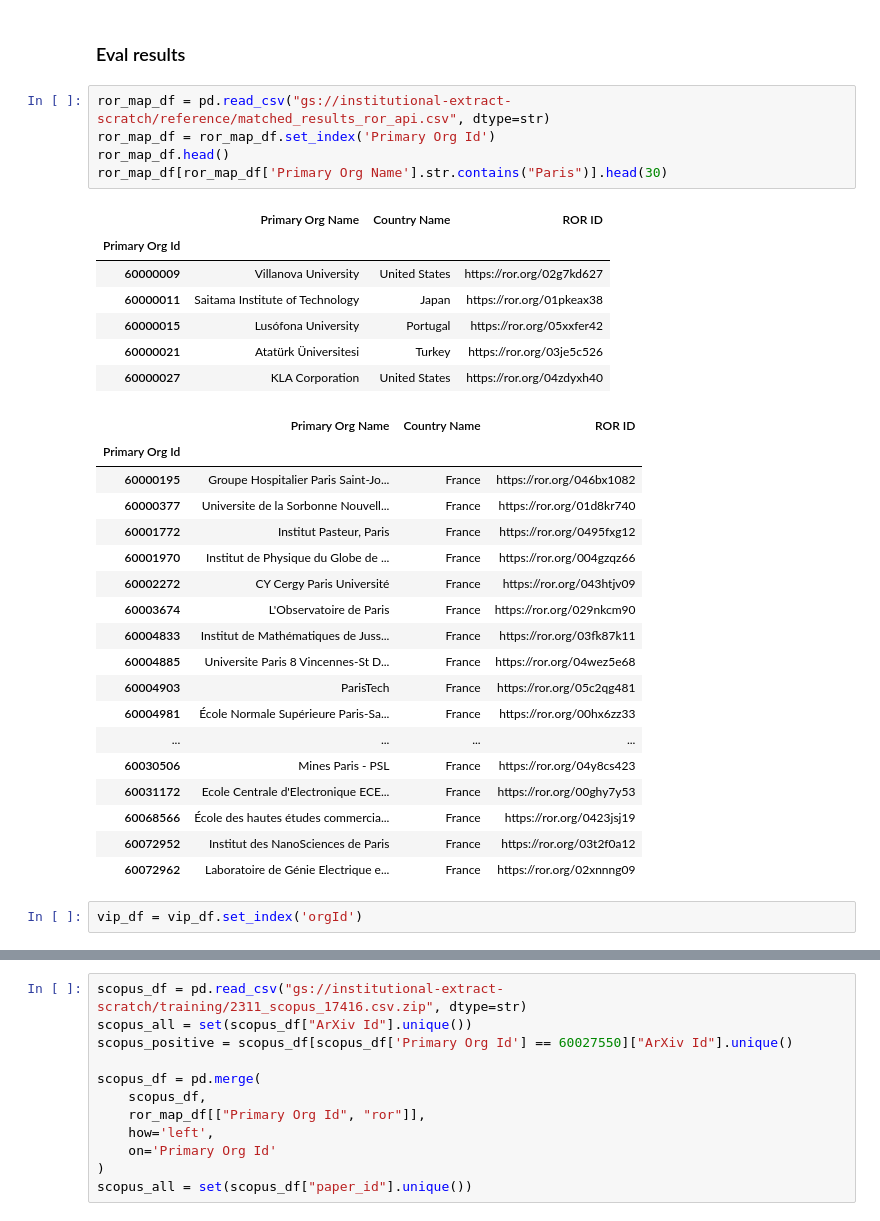
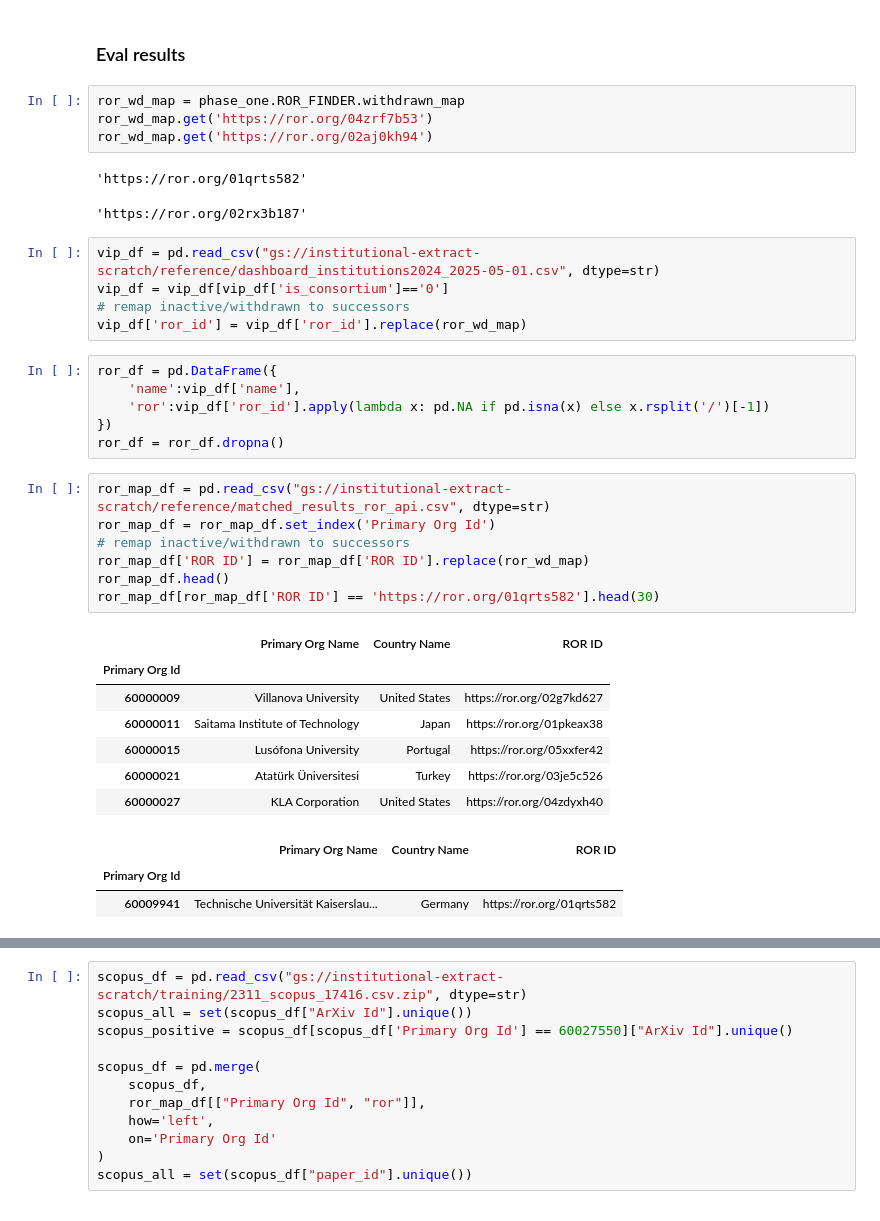
Before and after one commit to arXiv/metadata-vertexai, a Jupyter notebook: ccameron_evaluate.ipynb, the cells around one changed output, grey strips where cells are left out. Saved outputs shown, nothing was run; the diff lists cells and outputs as text.

Commit message:
improve handling of withdrawn or inactive ROR records

```diff
--- a/ccameron_evaluate.ipynb
+++ b/ccameron_evaluate.ipynb
@@ -204,35 +256,38 @@ ror_df.head()
 # %% [markdown]
 ### Eval results
+# %%
+ror_wd_map = phase_one.ROR_FINDER.withdrawn_map
+ror_wd_map.get('https://ror.org/04zrf7b53')
+ror_wd_map.get('https://ror.org/02aj0kh94')
+# %% [output]
+'https://ror.org/01qrts582'
+'https://ror.org/02rx3b187'
+# %%
+vip_df = pd.read_csv("gs://institutional-extract-scratch/reference/dashboard_institutions2024_2025-05-01.csv", dtype=str)
+vip_df = vip_df[vip_df['is_consortium']=='0']
+# remap inactive/withdrawn to successors
+vip_df['ror_id'] = vip_df['ror_id'].replace(ror_wd_map)
+# %%
+ror_df = pd.DataFrame({
+    'name':vip_df['name'],
+    'ror':vip_df['ror_id'].apply(lambda x: pd.NA if pd.isna(x) else x.rsplit('/')[-1])
+})
+ror_df = ror_df.dropna()
 # %%
 ror_map_df = pd.read_csv("gs://institutional-extract-scratch/reference/matched_results_ror_api.csv", dtype=str)
 ror_map_df = ror_map_df.set_index('Primary Org Id')
+# remap inactive/withdrawn to successors
+ror_map_df['ROR ID'] = ror_map_df['ROR ID'].replace(ror_wd_map)
 ror_map_df.head()
-ror_map_df[ror_map_df['Primary Org Name'].str.contains("Paris")].head(30)
+ror_map_df[ror_map_df['ROR ID'] == 'https://ror.org/01qrts582'].head(30)
 # %% [output]
 |  | Primary Org Name | Country Name | ROR ID |
 | Primary Org Id |  |  |  |
 | 60000009 | Villanova University | United States | https://ror.org/02g7kd627 |
 | 60000011 | Saitama Institute of Technology | Japan | https://ror.org/01pkeax38 |
 | 60000015 | Lusófona University | Portugal | https://ror.org/05xxfer42 |
 | 60000021 | Atatürk Üniversitesi | Turkey | https://ror.org/03je5c526 |
 | 60000027 | KLA Corporation | United States | https://ror.org/04zdyxh40 |
 |  | Primary Org Name | Country Name | ROR ID |
 | Primary Org Id |  |  |  |
-| 60000195 | Groupe Hospitalier Paris Saint-Jo... | France | https://ror.org/046bx1082 |
-| 60000377 | Universite de la Sorbonne Nouvell... | France | https://ror.org/01d8kr740 |
-| 60001772 | Institut Pasteur, Paris | France | https://ror.org/0495fxg12 |
-| 60001970 | Institut de Physique du Globe de ... | France | https://ror.org/004gzqz66 |
-| 60002272 | CY Cergy Paris Université | France | https://ror.org/043htjv09 |
-| 60003674 | L'Observatoire de Paris | France | https://ror.org/029nkcm90 |
-| 60004833 | Institut de Mathématiques de Juss... | France | https://ror.org/03fk87k11 |
-| 60004885 | Universite Paris 8 Vincennes-St D... | France | https://ror.org/04wez5e68 |
-| 60004903 | ParisTech | France | https://ror.org/05c2qg481 |
-| 60004981 | École Normale Supérieure Paris-Sa... | France | https://ror.org/00hx6zz33 |
-| ... | ... | ... | ... |
-| 60030506 | Mines Paris - PSL | France | https://ror.org/04y8cs423 |
-| 60031172 | Ecole Centrale d'Electronique ECE... | France | https://ror.org/00ghy7y53 |
-| 60068566 | École des hautes études commercia... | France | https://ror.org/0423jsj19 |
-| 60072952 | Institut des NanoSciences de Paris | France | https://ror.org/03t2f0a12 |
-| 60072962 | Laboratoire de Génie Electrique e... | France | https://ror.org/02xnnng09 |
+| 60009941 | Technische Universität Kaiserslau... | Germany | https://ror.org/01qrts582 |
-# %%
-vip_df = vip_df.set_index('orgId')
```
Also changed, not shown: parts of 60 cells of this notebook, 2 other files.
